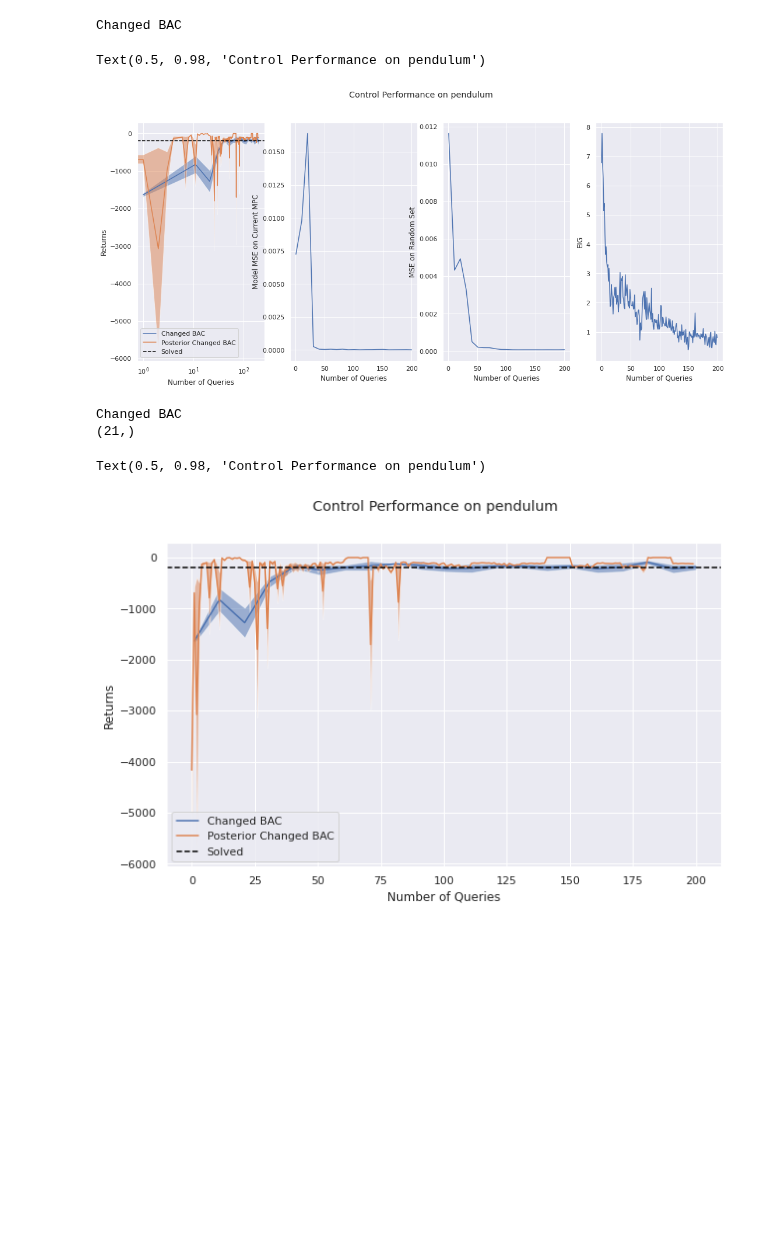
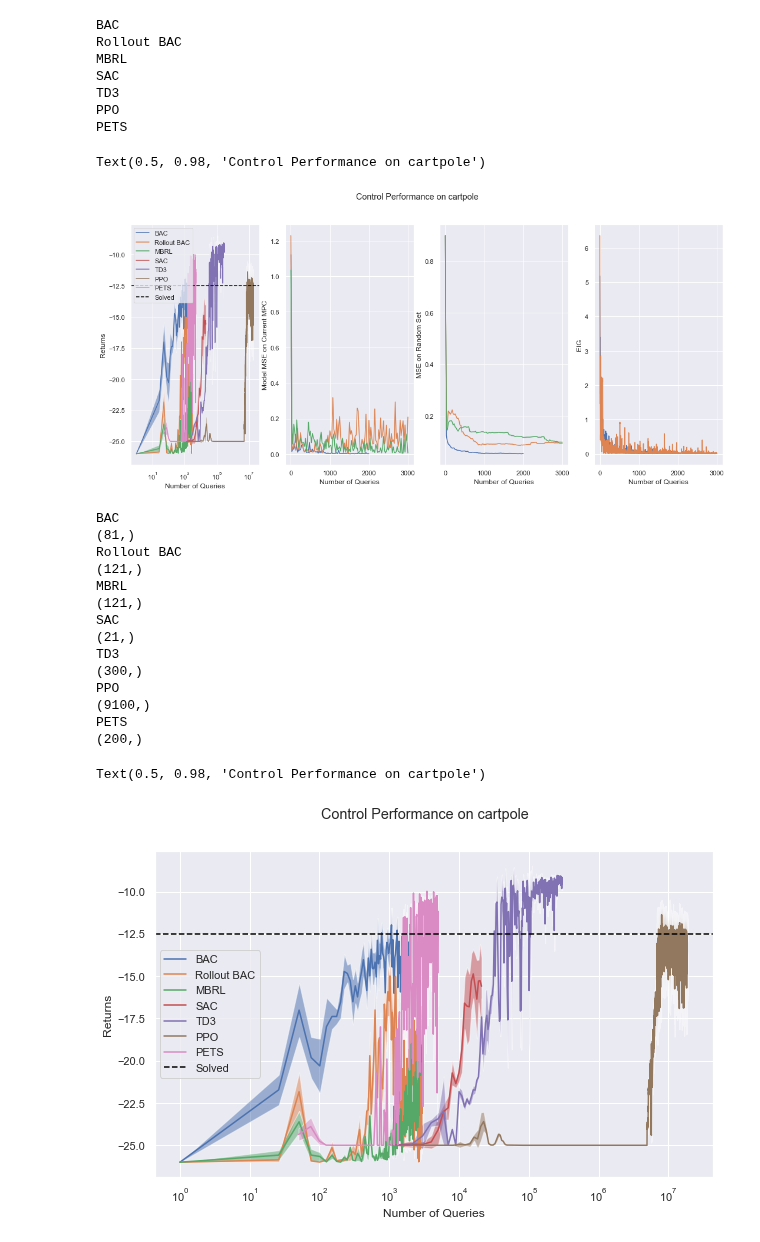
Before and after one commit to fusion-ml/trajectory-information-rl, a Jupyter notebook: notebooks/plot_returns.ipynb, the cells around one changed output. Cells and saved outputs as stored; diff of their text form; code cells hidden in the pictures; blank space fills up the shorter version.

```diff
--- a/notebooks/plot_returns.ipynb
+++ b/notebooks/plot_returns.ipynb
@@ -13,27 +13,28 @@ sns.set_theme()
 base_path = Path('../experiments')
 baseline_path = Path('../../bac-baselines/experiments')
 # %%
-env_name = 'pendulum'
-plot_posterior_returns = True
+env_name = 'cartpole'
+plot_posterior_returns = False
 # %%
 pend_paths = {# 'BAC (seed 12)': 'random_init_12_2021-08-05/10-02-01/',
-         # 'BAC': 'pend_norm_tele_mg_3mc_2021-08-16/21-16-21',
-         # 'Rollout BAC': 'rollout_bac_telenorm_multi_2021-08-17/22-44-48/',
-         # 'MBRL': 'default_2021-08-16/16-03-38',
-         # 'SAC': 'sac_pendulum_2021-08-31/10-25-17/',
-         # 'TD3': 'td3_pendulum_2021-08-31/16-43-52/',
-         # 'PPO': 'ppo_pendulum_2021-08-31/12-20-16/',
-         # 'PETS': 'pets_pendulum_2021-09-06/15-03-19/',
+         'BAC': 'pend_norm_tele_mg_3mc_2021-08-16/21-16-21',
+         'Rollout BAC': 'rollout_bac_telenorm_multi_2021-08-17/22-44-48/',
+         'MBRL': 'default_2021-08-16/16-03-38',
+         'SAC': 'sac_pendulum_2021-08-31/10-25-17/',
+         'TD3': 'td3_pendulum_2021-08-31/16-43-52/',
+         'PPO': 'ppo_pendulum_2021-08-31/12-20-16/',
+         'PETS': 'pets_pendulum_2021-09-06/15-03-19/',
          'Changed BAC': 'changed_pend_bac_2021-09-06/14-15-52/',
+         'BAC (trig)': 'trig_pendbac_2021-09-07/09-22-04/',
         }
 # %%
 cartpole_paths = {
          'BAC': 'cartpole_multistart_2021-08-20/12-52-46/',
          'Rollout BAC': 'cartpole_multistart_rollout_bac_2021-08-19/17-59-03/',
          'MBRL': 'cartpole_multistart_mbrl_2021-08-18/23-45-13/',
-         # 'SAC': 'sac_cartpole_working/10-16-34/',
-         # 'TD3': 'td3_cartpole_2021-08-31/16-45-53/',
-         # 'PPO': 'cartpole_ppo_fixed_2021-08-31/extra/',
+         'SAC': 'sac_cartpole_working/10-16-34/',
+         'TD3': 'td3_cartpole_2021-08-31/16-45-53/',
+         'PPO': 'cartpole_ppo_fixed_2021-08-31/extra/',
          'PETS': 'pets_cartpole_2021-09-05/17-17-53/',
 }
 # %%
@@ -88,7 +89,13 @@ for key, path in paths.items():
         continue
     print(f"Data for {key} not found!")
 # %% [output]
-Changed BAC
+BAC
+Rollout BAC
+MBRL
+SAC
+TD3
+PPO
+PETS
 # %%
 fig, [ax1, ax2, ax3, ax4] = plt.subplots(1, 4, figsize=(18, 7.5))
 for key, vals in data.items():
@@ -133,36 +140,48 @@ ax4.set_ylabel('EIG')
 ax1.set_xscale('log')
 fig.suptitle(f"Control Performance on {env_name}")
 # %% [output]
-Text(0.5, 0.98, 'Control Performance on pendulum')
+Text(0.5, 0.98, 'Control Performance on cartpole')
-[figure, old version]
+[figure, new version]
 # %%
 fig, ax = plt.subplots(figsize=(10,6))
 for key, vals in data.items():
     rmean = vals["Eval Mean Returns"]
     print(key)
     print(rmean.shape)
     rstderr = vals["Eval Std Returns"]
     ndata = vals['Eval ndata']
     ax.plot(ndata, rmean, label=key)
     ax.fill_between(ndata, rmean - rstderr, rmean + rstderr, alpha=0.5)
     if plot_posterior_returns and 'Posterior Mean Returns' in vals:
         prmean = vals["Posterior Mean Returns"]
         prstderr = vals["Posterior Std Returns"]
         post_label = f'Posterior {key}'
         prnx = np.arange(prmean.shape[0])
         ax.plot(prnx, prmean, label=post_label)
         ax.fill_between(prnx, prmean - prstderr, prmean + prstderr, alpha=0.5)
 ax.set_xlabel('Number of Queries')
 ax.set_ylabel('Returns')
 ax.axhline(gt_val, color='black', linestyle='--', label='Solved')
 ax.legend()
-# ax.set_xscale('log')
+ax.set_xscale('log')
 fig.suptitle(f"Control Performance on {env_name}")
 # %% [output]
-Changed BAC
+BAC
+(81,)
+Rollout BAC
+(121,)
+MBRL
+(121,)
+SAC
 (21,)
+TD3
+(300,)
+PPO
+(9100,)
+PETS
+(200,)
-Text(0.5, 0.98, 'Control Performance on pendulum')
+Text(0.5, 0.98, 'Control Performance on cartpole')
-[figure, old version]
+[figure, new version]
 # %%
 plt.plot(data['BAC']['Eval ndata'], np.mean(data['BAC']['Eval Returns'], axis=1))
 # %% [output]
```
Also changed, not shown: parts of 2 cells of this notebook.
